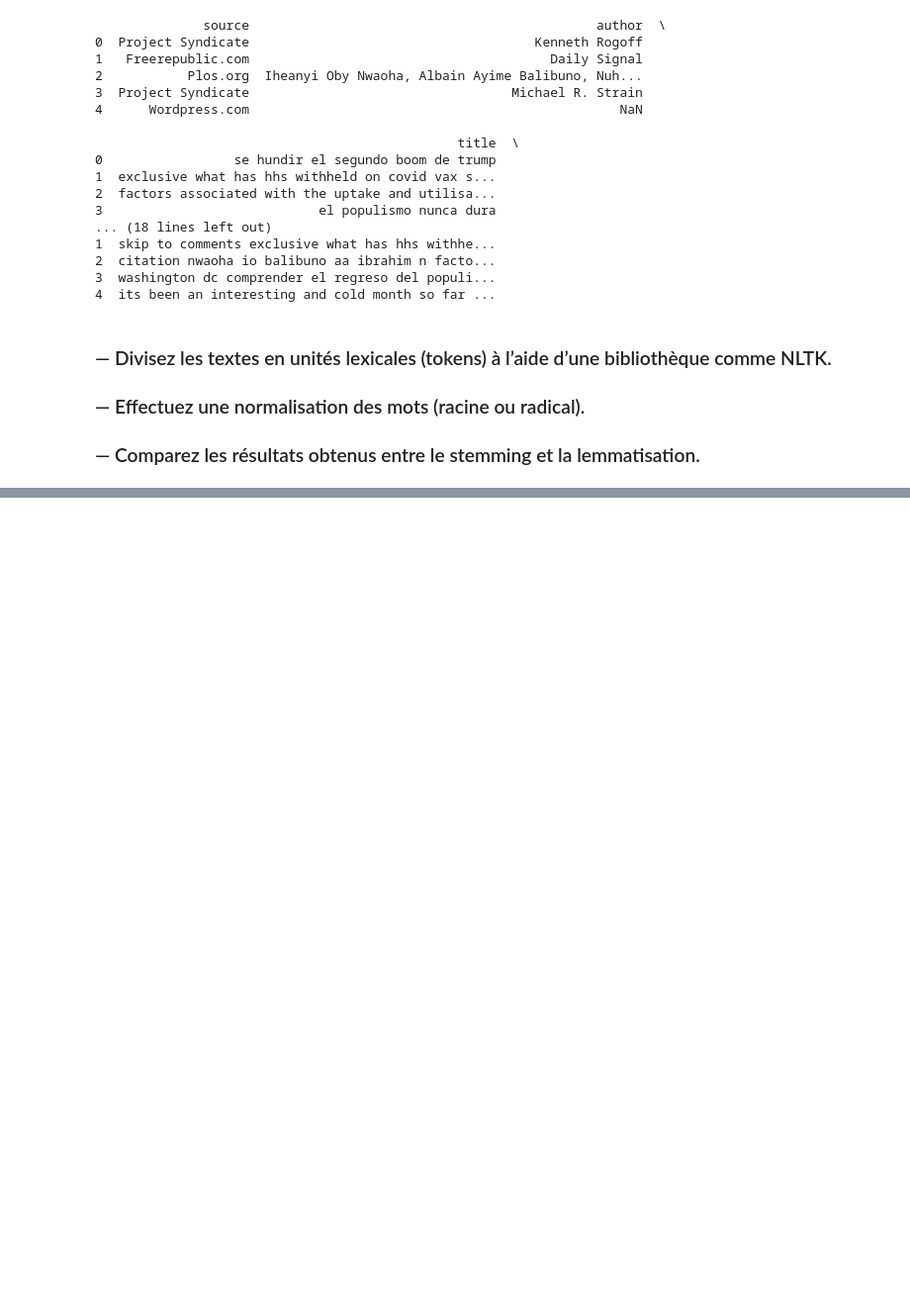
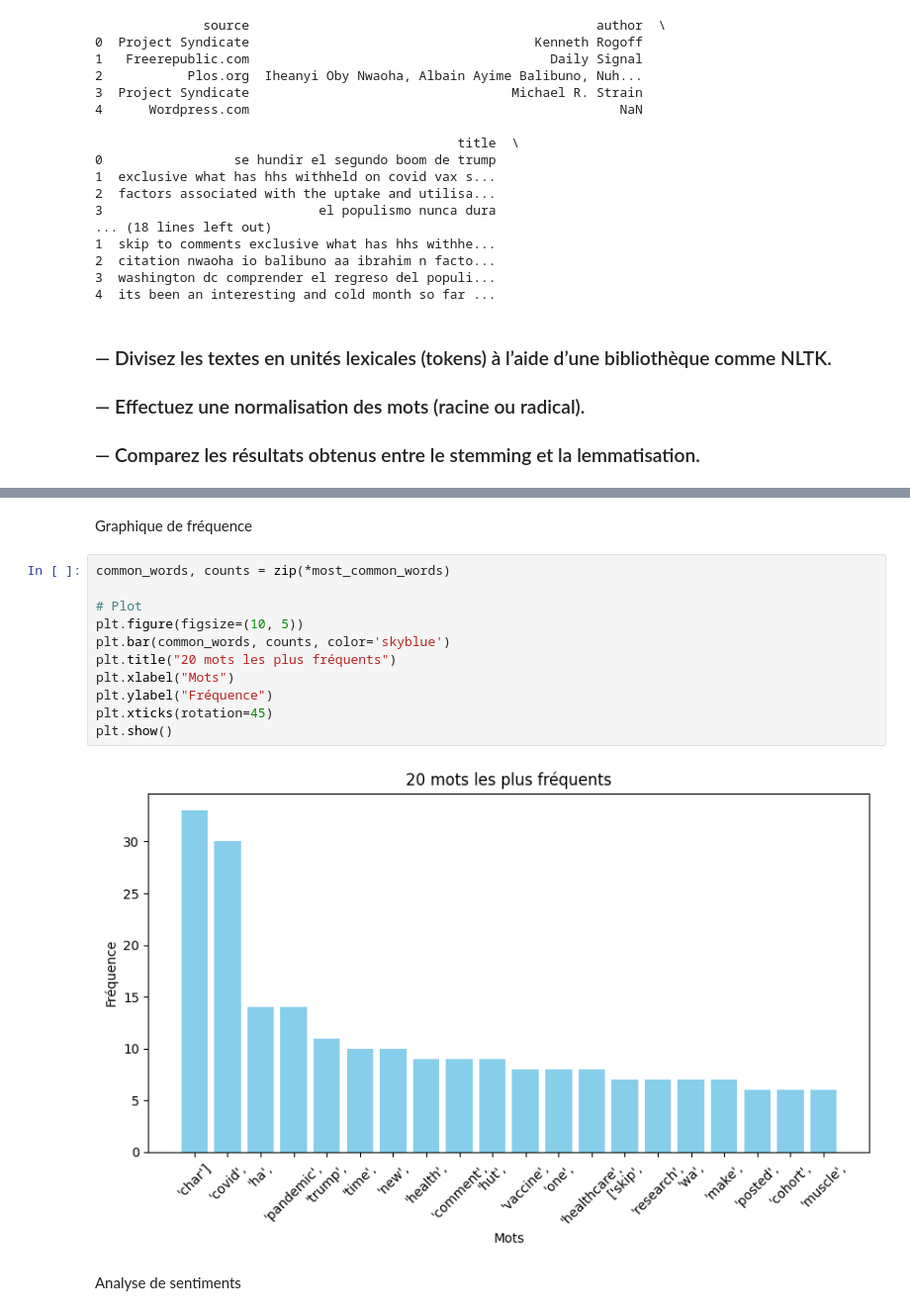
Before and after one commit to SrrHls/ESNbyUM_SERRAR_H, a Jupyter notebook: TD_1.ipynb, the cells around one changed output, grey strips where cells are left out. Shown at 99% size. Saved outputs shown, nothing was run; the diff lists cells and outputs as text; blank space fills up the shorter version.

```diff
--- a/TD_1.ipynb
+++ b/TD_1.ipynb
@@ -234,0 +332,17 @@ LookupError:
+# %% [markdown]
+Graphique de fréquence
+# %%
+common_words, counts = zip(*most_common_words)
+
+# Plot
+plt.figure(figsize=(10, 5))
+plt.bar(common_words, counts, color='skyblue')
+plt.title("20 mots les plus fréquents")
+plt.xlabel("Mots")
+plt.ylabel("Fréquence")
+plt.xticks(rotation=45)
+plt.show()
+# %% [output]
+[figure, added]
+# %% [markdown]
+Analyse de sentiments
```
Also changed, not shown: parts of 25 cells of this notebook.
